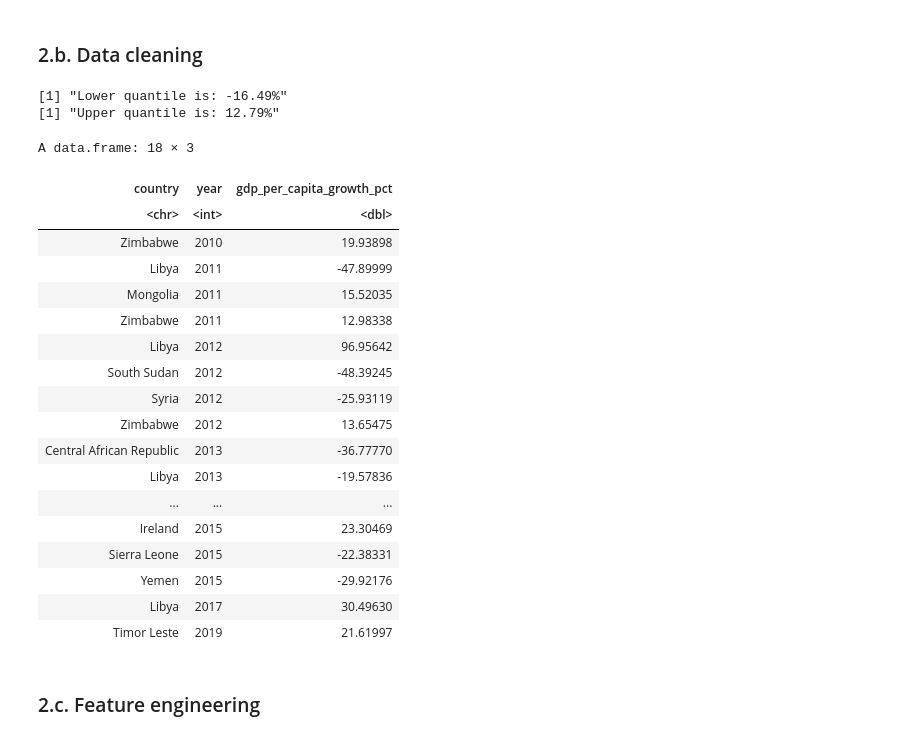
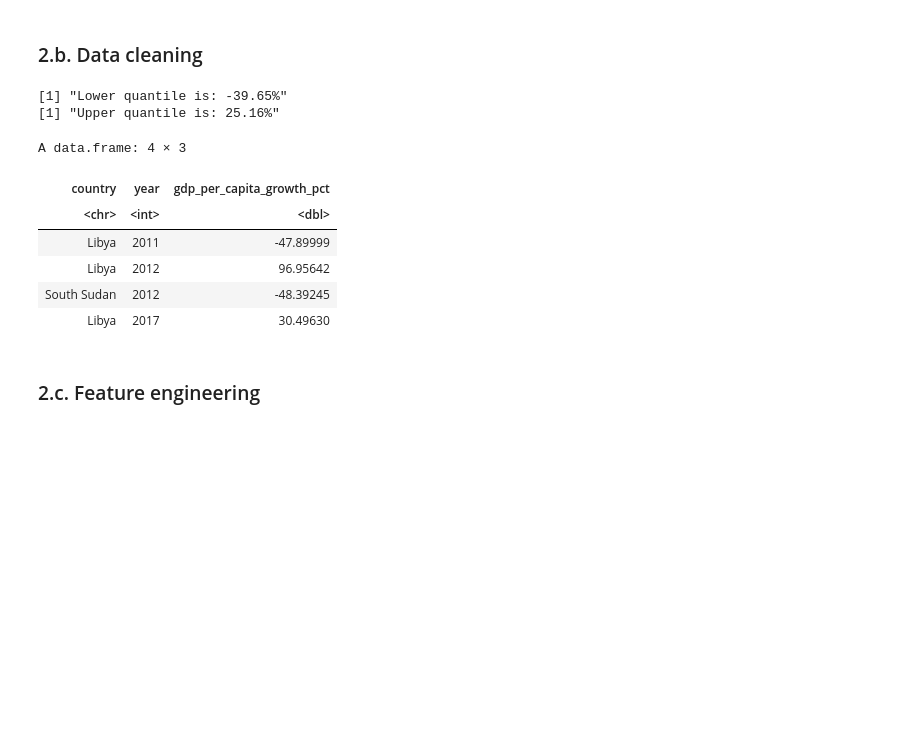
Before and after one commit to huseyinpolat-ds/UW_WNE_DSBA_Master_Thesis_437969, a Jupyter notebook: Thesis_EDA.ipynb, the cells around one changed output. Saved outputs shown, nothing was run; the diff lists cells and outputs as text; code cells hidden in the pictures; blank space fills up the shorter version.

```diff
--- a/Thesis_EDA.ipynb
+++ b/Thesis_EDA.ipynb
@@ -425,7 +438,7 @@ A data.frame: 6 × 28
 # For now I decided to drop the rural and urban population counts, since we are already employing the total population count.
 # Instead I am employing rural and urban population as a share of total population in percentages.
 # Instead of GNI, we are employing GDP per capita
-all_indicators <- all_indicators %>% select(-c(gni,pop_rural,pop_urban,total_EUAs))
+# all_indicators <- all_indicators %>% select(-c(gni,pop_rural,pop_urban,total_EUAs))
 
 # Calculate the number of non-NA values for each column
 non_na_counts <- all_indicators %>%
@@ -444,18 +457,19 @@ non_na_counts_long$variable <- factor(non_na_counts_long$variable, levels =
 heatmap_plot <- ggplot(data = non_na_counts_long, aes(x = year, y = variable, fill = count)) +
   geom_tile() +
   scale_fill_distiller() +  # Choose color palette
-  geom_text(aes(label = ifelse(is.na(count), "", count)), size = 4, color = "gray10") +  # Add text labels with small font
+  geom_text(aes(label = ifelse(is.na(count), "", count)), size = 2, color = "gray10") +  # Add text labels with small font
   scale_x_continuous(breaks = seq(min(non_na_counts$year), max(non_na_counts$year), by = 1), expand = c(0, 0)) +  # Display integer values on X-axis
-  labs(title = "Number of Countries with Respective Metric & Year",
-       x = "Year",
+  labs(x = "Year",
        y = "Variable",
        fill = "Count") +
   theme_minimal() +
-  theme(axis.text.x = element_text(size = 12, color = "black", face = "bold"),
-        axis.text.y = element_text(size = 12, color = "black", face = "bold"),
-        axis.title = element_text(size = 14, color = "black", face = "bold"),
-        plot.title = element_text(size = 18, color = "black", face = "bold"))
+  theme(axis.text.x = element_text(size = 8, color = "black", face = "bold"),
+        axis.text.y = element_text(size = 8, color = "black", face = "bold"),
+        axis.title = element_text(size = 14, color = "black", face = "bold"))
 
 # Display the heatmap
 print(heatmap_plot)
+
+# Save the plot with adjusted width
+ggsave("images/EDA_heatmap_plot.jpg", heatmap_plot, width = 10, height = 6, create.dir = TRUE)
 # %% [output]
@@ -495,45 +503,30 @@ stobj <- st(all_indicators, out = "return")
 # %%
 # 0 precipitation seems like a data quality issue, therefore dropping respective row.
 # Only for 2010, Bahrain. Not mentioned in thesis document since this is not an EU ETS country.
 all_indicators_filtered <- all_indicators %>% filter (precipitation > 0)
-# Adjust negative and zero average surface temperature records to be positive
-# So that we can apply log transformation
-all_indicators_filtered$avg_surface_temp <- all_indicators_filtered$avg_surface_temp + abs(min(all_indicators_filtered$avg_surface_temp, na.rm = TRUE)) + 1
 # gdp_per_capita_growth_pct spans between -48% to 96%
 # Trimming only 0.5% from each ends of the distribution to remove outliers
-lower_quantile <- quantile(all_indicators_filtered$gdp_per_capita_growth_pct, probs = 0.005, na.rm = TRUE)
+lower_quantile <- quantile(all_indicators_filtered$gdp_per_capita_growth_pct, probs = 0.001, na.rm = TRUE)
 print(paste0("Lower quantile is: ", round(lower_quantile,2), "%"))
-upper_quantile <- quantile(all_indicators_filtered$gdp_per_capita_growth_pct, probs = 0.995, na.rm = TRUE)
+upper_quantile <- quantile(all_indicators_filtered$gdp_per_capita_growth_pct, probs = 0.999, na.rm = TRUE)
 print(paste0("Upper quantile is: ", round(upper_quantile,2), "%"))
 # Check countries and years to be dropped
 all_indicators_filtered %>%
     filter(gdp_per_capita_growth_pct < lower_quantile | gdp_per_capita_growth_pct > upper_quantile) %>%
     select(c("country", "year", "gdp_per_capita_growth_pct"))
-
+# Replace respective records with NAs
 all_indicators_filtered$gdp_per_capita_growth_pct[all_indicators_filtered$gdp_per_capita_growth_pct < lower_quantile |
                                           all_indicators_filtered$gdp_per_capita_growth_pct > upper_quantile] <- NA
 # %% [output]
-[1] "Lower quantile is: -16.49%"
-[1] "Upper quantile is: 12.79%"
+[1] "Lower quantile is: -39.65%"
+[1] "Upper quantile is: 25.16%"
-A data.frame: 18 × 3
+A data.frame: 4 × 3
 | country | year | gdp_per_capita_growth_pct |
 | <chr> | <int> | <dbl> |
-| Zimbabwe | 2010 | 19.93898 |
 | Libya | 2011 | -47.89999 |
-| Mongolia | 2011 | 15.52035 |
-| Zimbabwe | 2011 | 12.98338 |
 | Libya | 2012 | 96.95642 |
 | South Sudan | 2012 | -48.39245 |
-| Syria | 2012 | -25.93119 |
-| Zimbabwe | 2012 | 13.65475 |
-| Central African Republic | 2013 | -36.77770 |
-| Libya | 2013 | -19.57836 |
-| ... | ... | ... |
-| Ireland | 2015 | 23.30469 |
-| Sierra Leone | 2015 | -22.38331 |
-| Yemen | 2015 | -29.92176 |
 | Libya | 2017 | 30.49630 |
-| Timor Leste | 2019 | 21.61997 |
 # %% [markdown]
 ### 2.c. Feature engineering
 # %%
```
Also changed, not shown: parts of 12 cells of this notebook, 3 other files.
